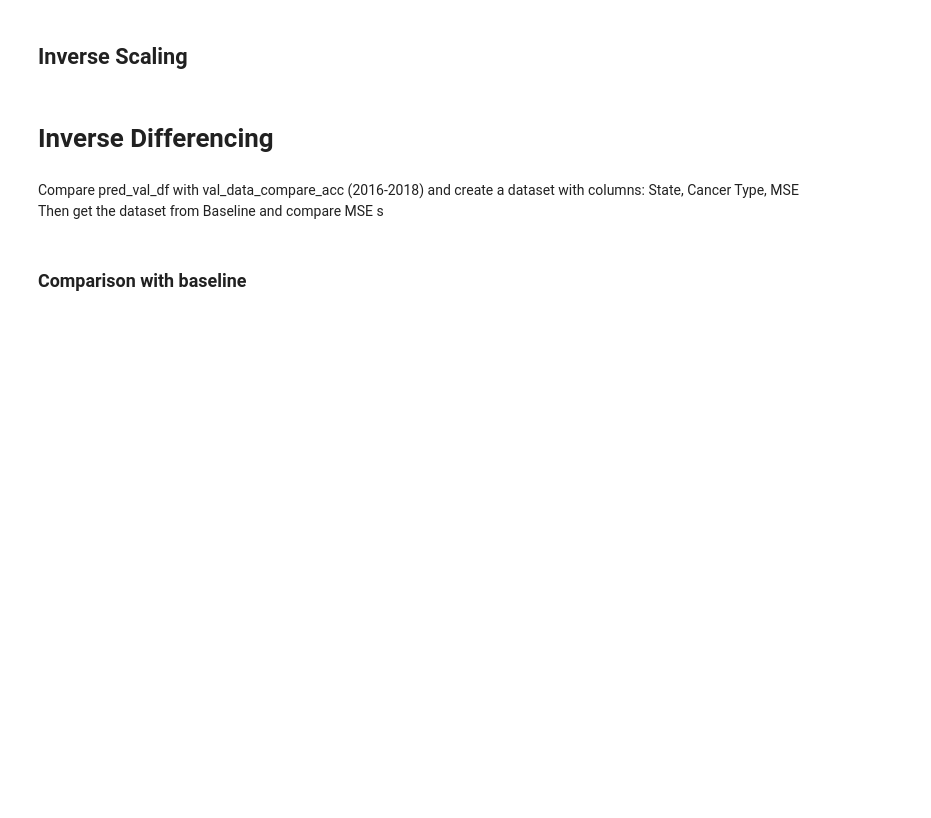
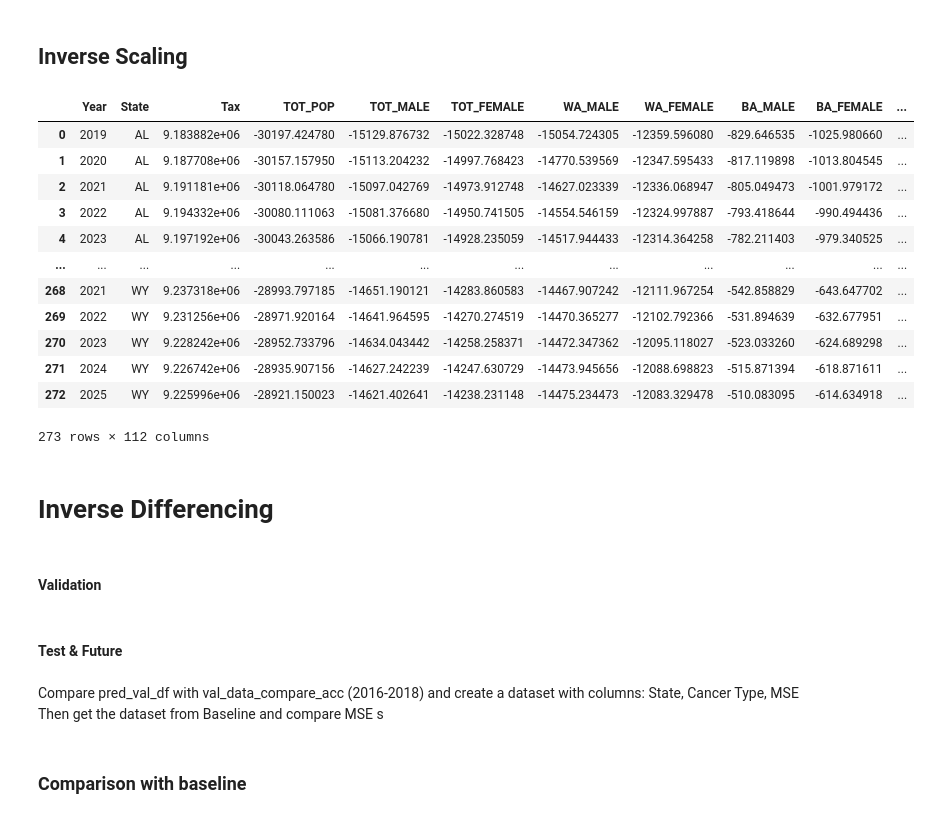
Before and after one commit to MiladMt11/ABA-Spring2023, a Jupyter notebook: 3. Corr & RNN.ipynb, the cells around one changed output. Cells and saved outputs as stored; diff of their text form; code cells hidden in the pictures; blank space fills up the shorter version.

```diff
--- a/3. Corr & RNN.ipynb
+++ b/3. Corr & RNN.ipynb
@@ -378,8 +515,28 @@ with open(path+'pred_val_df.pickle', 'rb') as f:
     pred_val_df = pickle.load(f)
 # %%
 pred_val_df[columns_to_normalize] = scaler_val.inverse_transform(pred_val_df[columns_to_normalize])
+# %%
+pred_future_df[columns_to_normalize] = scaler_test.inverse_transform(pred_future_df[columns_to_normalize])
+# %%
+pred_future_df
+# %% [output]
+|  | Year | State | Tax | TOT_POP | TOT_MALE | TOT_FEMALE | WA_MALE | WA_FEMALE | BA_MALE | BA_FEMALE | ... |
+| 0 | 2019 | AL | 9.183882e+06 | -30197.424780 | -15129.876732 | -15022.328748 | -15054.724305 | -12359.596080 | -829.646535 | -1025.980660 | ... |
+| 1 | 2020 | AL | 9.187708e+06 | -30157.157950 | -15113.204232 | -14997.768423 | -14770.539569 | -12347.595433 | -817.119898 | -1013.804545 | ... |
+| 2 | 2021 | AL | 9.191181e+06 | -30118.064780 | -15097.042769 | -14973.912748 | -14627.023339 | -12336.068947 | -805.049473 | -1001.979172 | ... |
+| 3 | 2022 | AL | 9.194332e+06 | -30080.111063 | -15081.376680 | -14950.741505 | -14554.546159 | -12324.997887 | -793.418644 | -990.494436 | ... |
+| 4 | 2023 | AL | 9.197192e+06 | -30043.263586 | -15066.190781 | -14928.235059 | -14517.944433 | -12314.364258 | -782.211403 | -979.340525 | ... |
+| ... | ... | ... | ... | ... | ... | ... | ... | ... | ... | ... | ... |
+| 268 | 2021 | WY | 9.237318e+06 | -28993.797185 | -14651.190121 | -14283.860583 | -14467.907242 | -12111.967254 | -542.858829 | -643.647702 | ... |
+| 269 | 2022 | WY | 9.231256e+06 | -28971.920164 | -14641.964595 | -14270.274519 | -14470.365277 | -12102.792366 | -531.894639 | -632.677951 | ... |
+| 270 | 2023 | WY | 9.228242e+06 | -28952.733796 | -14634.043442 | -14258.258371 | -14472.347362 | -12095.118027 | -523.033260 | -624.689298 | ... |
+| 271 | 2024 | WY | 9.226742e+06 | -28935.907156 | -14627.242239 | -14247.630729 | -14473.945656 | -12088.698823 | -515.871394 | -618.871611 | ... |
+| 272 | 2025 | WY | 9.225996e+06 | -28921.150023 | -14621.402641 | -14238.231148 | -14475.234473 | -12083.329478 | -510.083095 | -614.634918 | ... |
+273 rows × 112 columns
 # %% [markdown]
 # Inverse Differencing
+# %% [markdown]
+#### Validation
 # %%
 base_df_val_filtered = base_df_val[(base_df_val['Year'] >= np.min(base_df_val['Year'] ) + seq_length) & (base_df_val['Year']< np.max(base_df_val['Year'] ) )].sort_values(by=['State','Year'])
 base_df_val_filtered = base_df_val_filtered.reset_index(drop=True)
@@ -391,0 +550,2 @@ pred_val_df = pd.concat([pred_val_df[['Year', 'State']] , pred_val_df_inv_diff ]
+# %% [markdown]
+#### Test & Future
```
Also changed, not shown: parts of 25 cells of this notebook, 1 other file.
